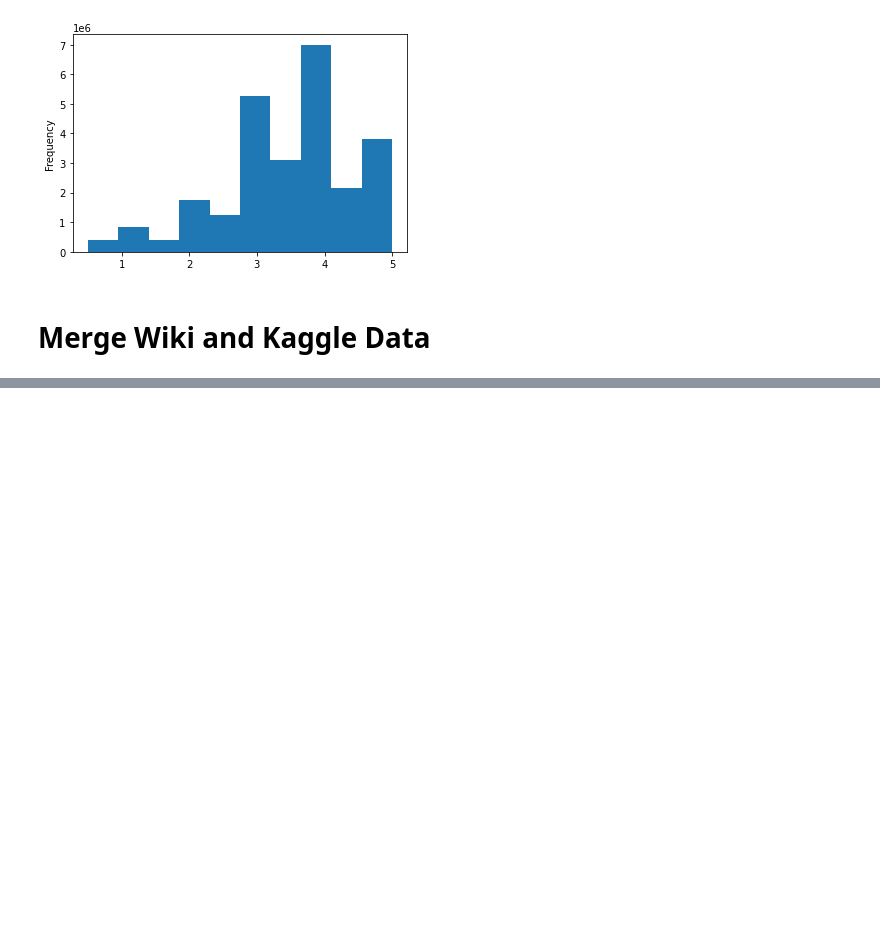
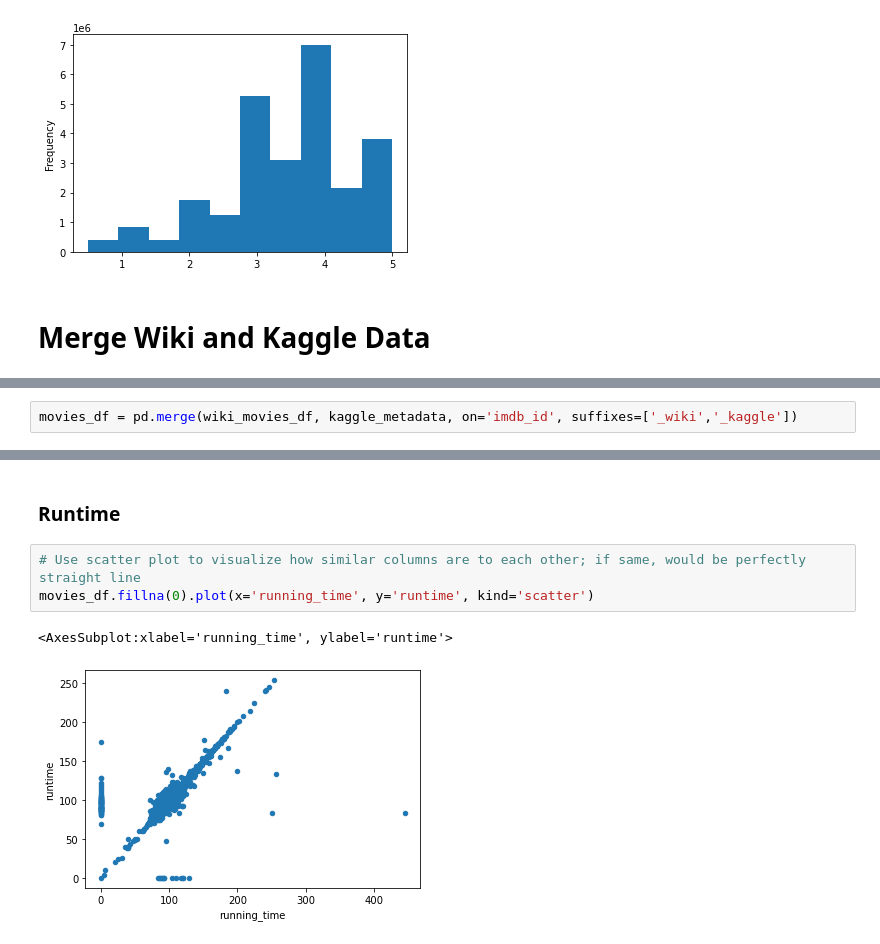
Before and after one commit to aseo67/Movies-ETL, a Jupyter notebook: ETL.ipynb, the cells around one changed output, grey strips where cells are left out. Saved outputs shown, nothing was run; the diff lists cells and outputs as text; blank space fills up the shorter version.

```diff
--- a/ETL.ipynb
+++ b/ETL.ipynb
@@ -1015,0 +1018,2 @@ Name: rating, dtype: float64
+# %%
+movies_df = pd.merge(wiki_movies_df, kaggle_metadata, on='imdb_id', suffixes=['_wiki','_kaggle'])
@@ -1015,0 +1085,8 @@ Name: rating, dtype: float64
+# %% [markdown]
+### Runtime
+# %%
+# Use scatter plot to visualize how similar columns are to each other; if same, would be perfectly straight line
+movies_df.fillna(0).plot(x='running_time', y='runtime', kind='scatter')
+# %% [output]
+<AxesSubplot:xlabel='running_time', ylabel='runtime'>
+[figure, added]
```
Also changed, not shown: parts of 39 cells of this notebook.
